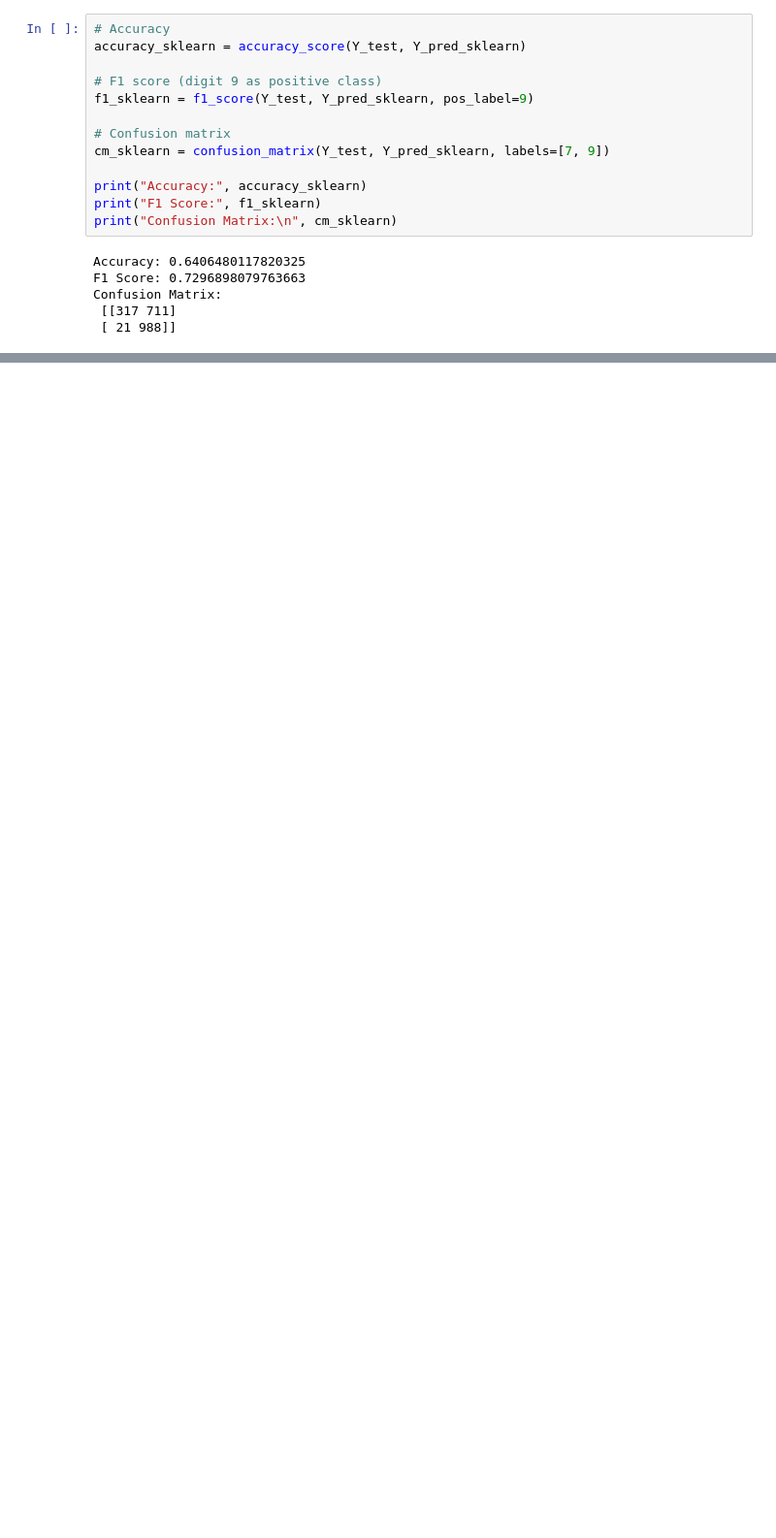
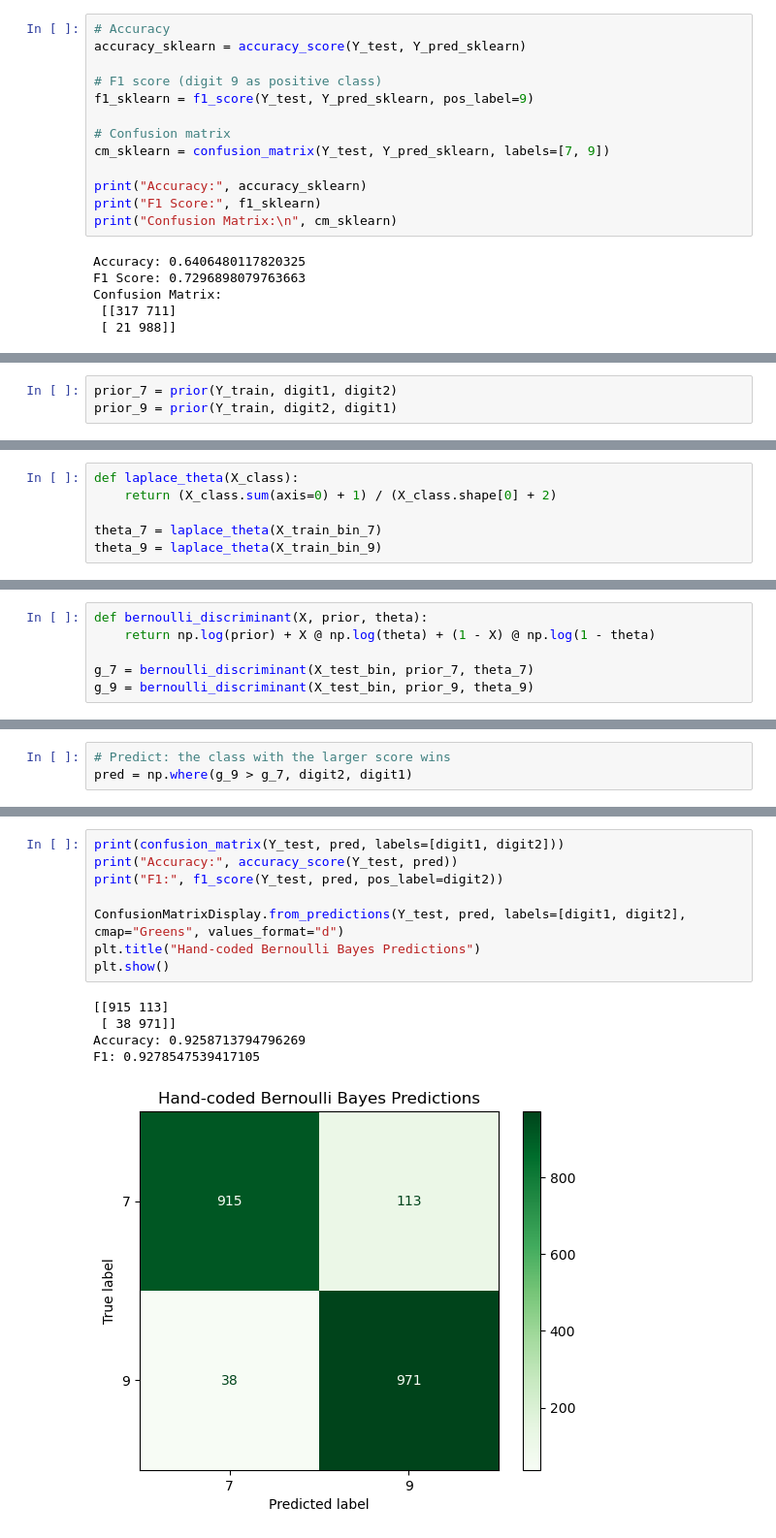
Before and after one commit to HenryArnoldDENISON/Bayesian-Classification, a Jupyter notebook: Bayesian-Classification.ipynb, the cells around one changed output, grey strips where cells are left out. Shown at 97% size. Drawn from its saved outputs; the diff is of its cells as text; blank space fills up the shorter version.

Commit message:
bernoulli finished

```diff
--- a/Bayesian-Classification.ipynb
+++ b/Bayesian-Classification.ipynb
@@ -204,0 +223,3 @@ plt.show()
+# %%
+prior_7 = prior(Y_train, digit1, digit2)
+prior_9 = prior(Y_train, digit2, digit1)
@@ -204,0 +228,6 @@ plt.show()
+# %%
+def laplace_theta(X_class):
+    return (X_class.sum(axis=0) + 1) / (X_class.shape[0] + 2)
+
+theta_7 = laplace_theta(X_train_bin_7)
+theta_9 = laplace_theta(X_train_bin_9)
@@ -204,0 +236,6 @@ plt.show()
+# %%
+def bernoulli_discriminant(X, prior, theta):
+    return np.log(prior) + X @ np.log(theta) + (1 - X) @ np.log(1 - theta)
+
+g_7 = bernoulli_discriminant(X_test_bin, prior_7, theta_7)
+g_9 = bernoulli_discriminant(X_test_bin, prior_9, theta_9)
@@ -204,0 +244,3 @@ plt.show()
+# %%
+# Predict: the class with the larger score wins
+pred = np.where(g_9 > g_7, digit2, digit1)
@@ -204,0 +249,14 @@ plt.show()
+# %%
+print(confusion_matrix(Y_test, pred, labels=[digit1, digit2]))
+print("Accuracy:", accuracy_score(Y_test, pred))
+print("F1:", f1_score(Y_test, pred, pos_label=digit2))
+
+ConfusionMatrixDisplay.from_predictions(Y_test, pred, labels=[digit1, digit2], cmap="Greens", values_format="d")
+plt.title("Hand-coded Bernoulli Bayes Predictions")
+plt.show()
+# %% [output]
+[[915 113]
+ [ 38 971]]
+Accuracy: 0.9258713794796269
+F1: 0.9278547539417105
+[figure, added]
```
Also changed, not shown: parts of 29 cells of this notebook.
